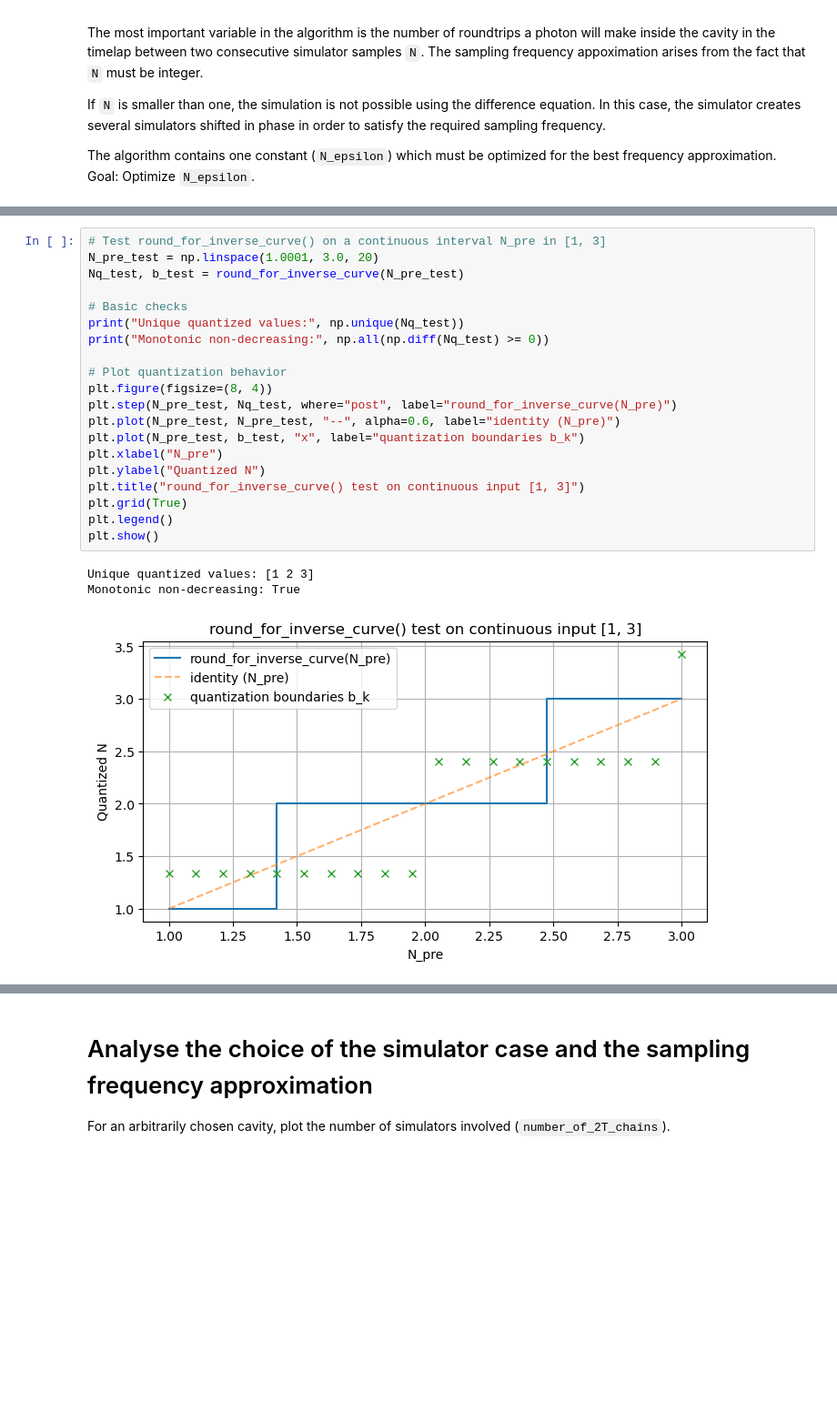
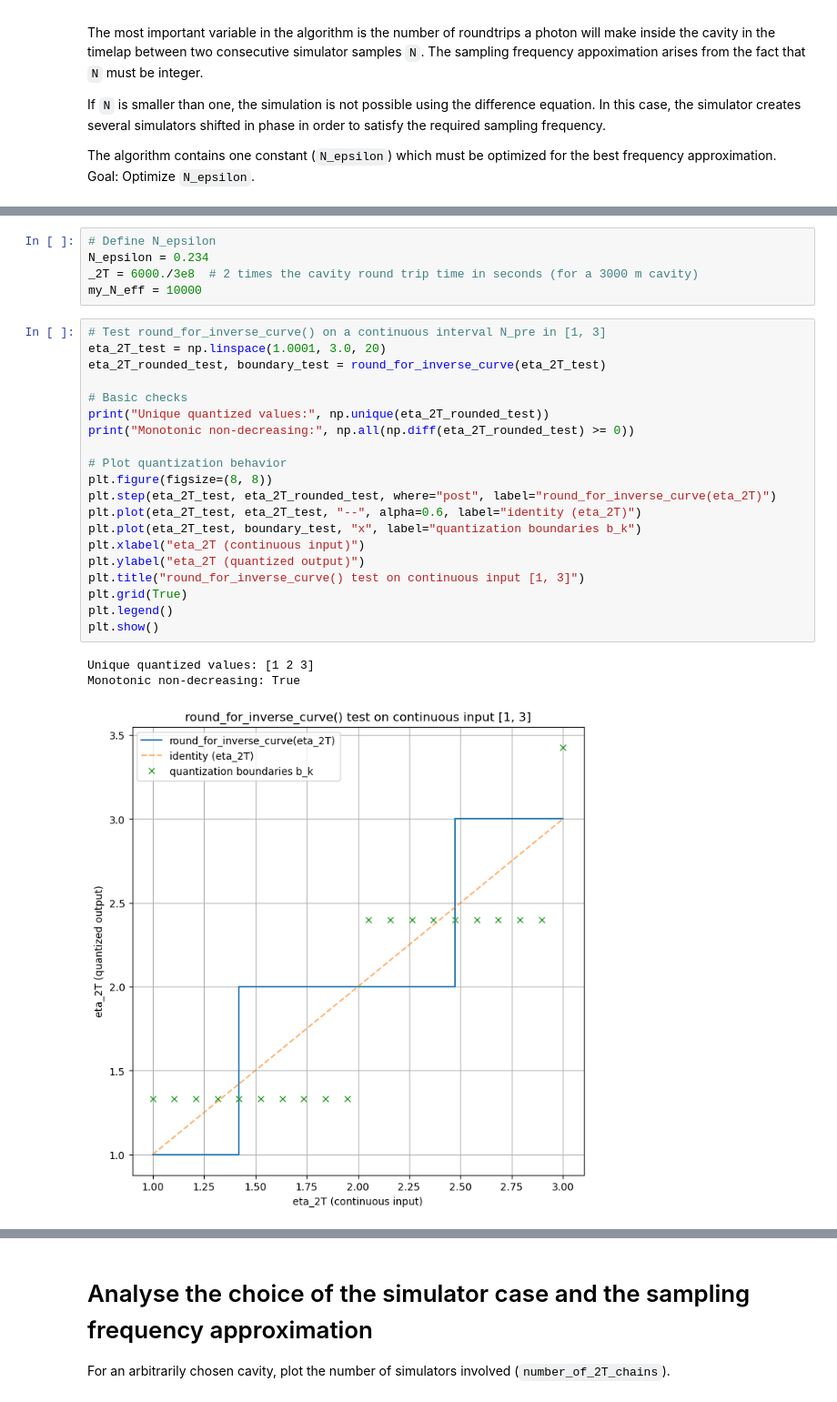
Before and after one commit to matib12/oreonspy, a Jupyter notebook: nb/Simulator development/Simulator cases tests.ipynb, the cells around one changed output, grey strips where cells are left out. Shown at 91% size. Saved outputs shown, nothing was run; the diff lists cells and outputs as text; blank space fills up the shorter version.

```diff
--- a/nb/Simulator development/Simulator cases tests.ipynb
+++ b/nb/Simulator development/Simulator cases tests.ipynb
@@ -115,25 +110,30 @@ def real_f_calc(N_pre, N_epsilon, _2T, desired_f_calc, N_eff=1000):
+# %%
+# Define N_epsilon
+N_epsilon = 0.234
+_2T = 6000./3e8  # 2 times the cavity round trip time in seconds (for a 3000 m cavity)
+my_N_eff = 10000
 # %%
 # Test round_for_inverse_curve() on a continuous interval N_pre in [1, 3]
-N_pre_test = np.linspace(1.0001, 3.0, 20)
-Nq_test, b_test = round_for_inverse_curve(N_pre_test)
+eta_2T_test = np.linspace(1.0001, 3.0, 20)
+eta_2T_rounded_test, boundary_test = round_for_inverse_curve(eta_2T_test)
 
 # Basic checks
-print("Unique quantized values:", np.unique(Nq_test))
-print("Monotonic non-decreasing:", np.all(np.diff(Nq_test) >= 0))
+print("Unique quantized values:", np.unique(eta_2T_rounded_test))
+print("Monotonic non-decreasing:", np.all(np.diff(eta_2T_rounded_test) >= 0))
 
 # Plot quantization behavior
-plt.figure(figsize=(8, 4))
-plt.step(N_pre_test, Nq_test, where="post", label="round_for_inverse_curve(N_pre)")
-plt.plot(N_pre_test, N_pre_test, "--", alpha=0.6, label="identity (N_pre)")
-plt.plot(N_pre_test, b_test, "x", label="quantization boundaries b_k")
-plt.xlabel("N_pre")
-plt.ylabel("Quantized N")
+plt.figure(figsize=(8, 8))
+plt.step(eta_2T_test, eta_2T_rounded_test, where="post", label="round_for_inverse_curve(eta_2T)")
+plt.plot(eta_2T_test, eta_2T_test, "--", alpha=0.6, label="identity (eta_2T)")
+plt.plot(eta_2T_test, boundary_test, "x", label="quantization boundaries b_k")
+plt.xlabel("eta_2T (continuous input)")
+plt.ylabel("eta_2T (quantized output)")
 plt.title("round_for_inverse_curve() test on continuous input [1, 3]")
 plt.grid(True)
 plt.legend()
 plt.show()
 # %% [output]
 Unique quantized values: [1 2 3]
 Monotonic non-decreasing: True
-[figure, old version]
+[figure, new version]
 # %%
```
Also changed, not shown: parts of 7 cells of this notebook.
